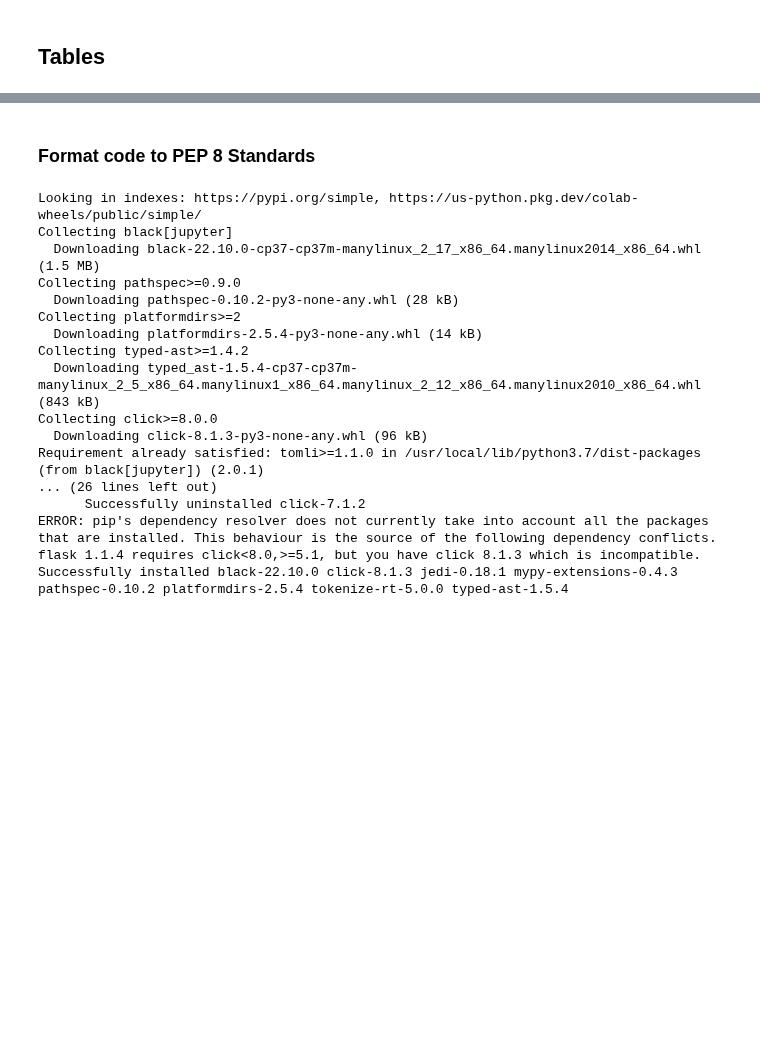
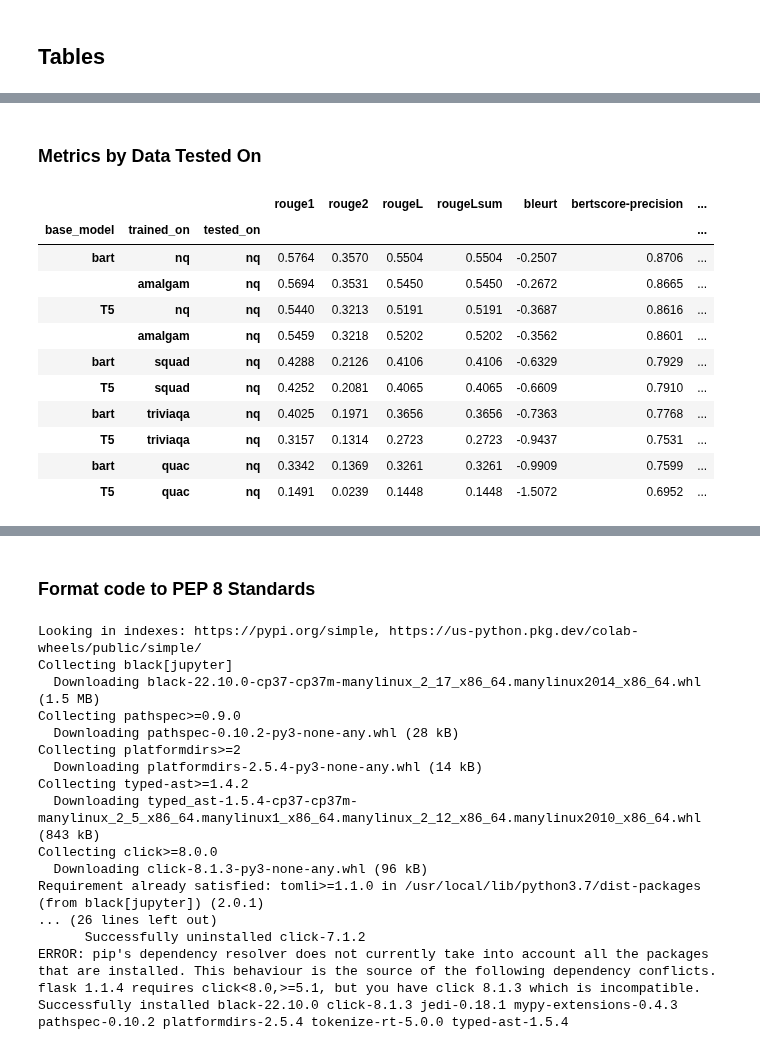
Before and after one commit to jeanlucjackson/w266_NLP_final_project, a Jupyter notebook: code/sandboxes/BB/prediction_text_analysis.ipynb, the cells around one changed output, grey strips where cells are left out. Drawn from its saved outputs; the diff is of its cells as text; code cells hidden in the pictures; blank space fills up the shorter version.

Commit message:
BB saving heatmap testing for eval scores

```diff
--- a/code/sandboxes/BB/prediction_text_analysis.ipynb
+++ b/code/sandboxes/BB/prediction_text_analysis.ipynb
@@ -439,3 +441,26 @@ fig = go.Figure(
 fig.show()
 # %% [output]
 [interactive output not drawn]
+# %% [markdown]
+### Metrics by Data Tested On
+# %%
+# Set number of decimal places for scores in pandas df
+pd.set_option('precision', 4)
+# %%
+# Tested on NQ
+nq_df = evaluation_db_df[evaluation_db_df['tested_on'] == 'nq'].groupby(['base_model', 'trained_on', 'tested_on']).mean().sort_values(by=['bertscore-f1'], ascending=False)
+
+nq_df
+# %% [output]
+|  |  |  | rouge1 | rouge2 | rougeL | rougeLsum | bleurt | bertscore-precision | ... |
+| base_model | trained_on | tested_on |  |  |  |  |  |  | ... |
+| bart | nq | nq | 0.5764 | 0.3570 | 0.5504 | 0.5504 | -0.2507 | 0.8706 | ... |
+|  | amalgam | nq | 0.5694 | 0.3531 | 0.5450 | 0.5450 | -0.2672 | 0.8665 | ... |
+| T5 | nq | nq | 0.5440 | 0.3213 | 0.5191 | 0.5191 | -0.3687 | 0.8616 | ... |
+|  | amalgam | nq | 0.5459 | 0.3218 | 0.5202 | 0.5202 | -0.3562 | 0.8601 | ... |
+| bart | squad | nq | 0.4288 | 0.2126 | 0.4106 | 0.4106 | -0.6329 | 0.7929 | ... |
+| T5 | squad | nq | 0.4252 | 0.2081 | 0.4065 | 0.4065 | -0.6609 | 0.7910 | ... |
+| bart | triviaqa | nq | 0.4025 | 0.1971 | 0.3656 | 0.3656 | -0.7363 | 0.7768 | ... |
+| T5 | triviaqa | nq | 0.3157 | 0.1314 | 0.2723 | 0.2723 | -0.9437 | 0.7531 | ... |
+| bart | quac | nq | 0.3342 | 0.1369 | 0.3261 | 0.3261 | -0.9909 | 0.7599 | ... |
+| T5 | quac | nq | 0.1491 | 0.0239 | 0.1448 | 0.1448 | -1.5072 | 0.6952 | ... |
```
Also changed, not shown: parts of 8 cells of this notebook.
